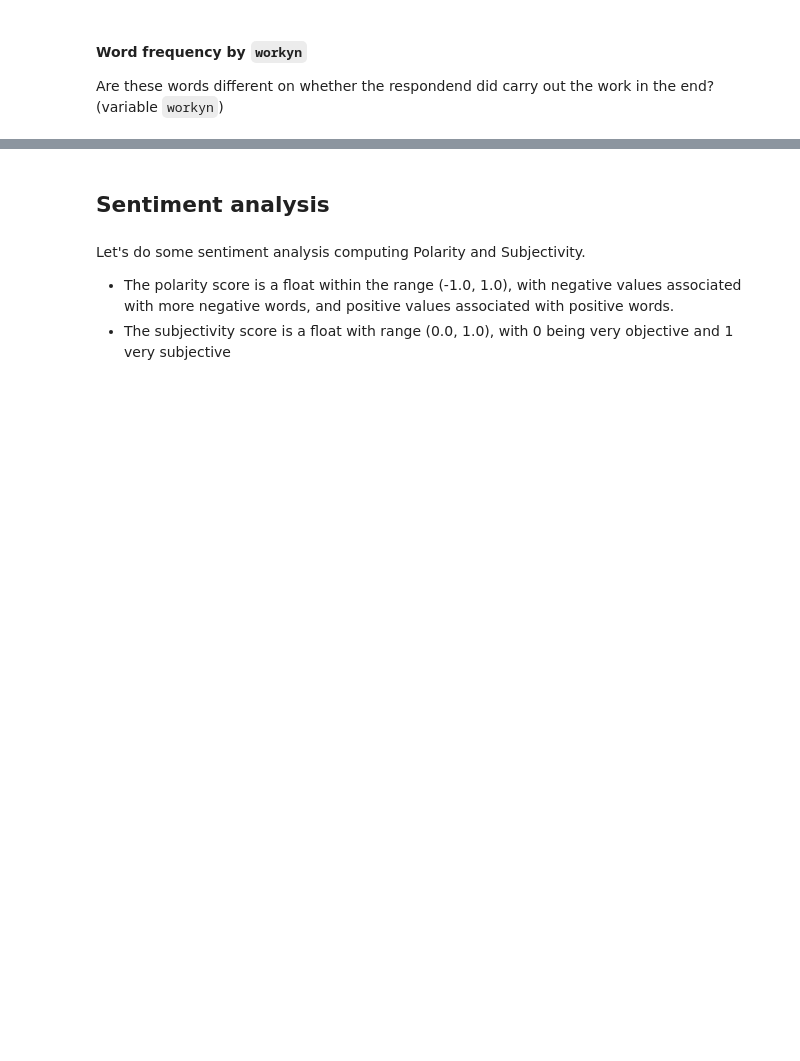
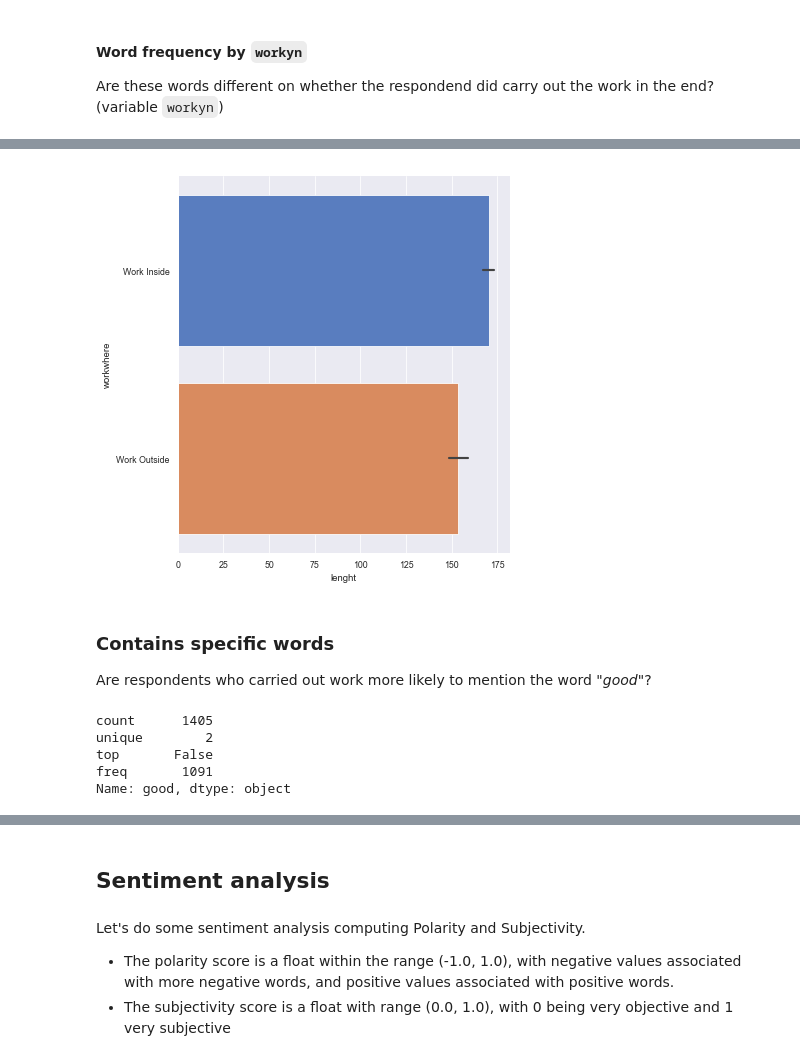
Before and after one commit to slombardini/my-repository, a Jupyter notebook: npl_jordan.ipynb, the cells around one changed output, grey strips where cells are left out. Drawn from its saved outputs; the diff is of its cells as text; code cells hidden in the pictures; blank space fills up the shorter version.

```diff
--- a/npl_jordan.ipynb
+++ b/npl_jordan.ipynb
@@ -163,2 +199,3 @@ For No the most frequent words is [('work', 346), ('job', 123), ('experience', 9
 # %%
-df['word_count'] = df.openquestion.apply(len)
+df['lenght'] = df.openquestion2.apply(len)
+df.lenght.describe()
@@ -164,0 +212,16 @@ df['word_count'] = df.openquestion.apply(len)
+# %%
+g = sns.catplot(x="lenght", y="workwhere", data=df, height=6, kind="bar", palette="muted")
+# %% [output]
+[figure, added]
+# %% [markdown]
+### Contains specific words
+Are respondents who carried out work more likely to mention the word _"good"_?
+# %%
+df['good'] = df['openquestion2'].str.contains("good")
+df.good.describe()
+# %% [output]
+count      1405
+unique        2
+top       False
+freq       1091
+Name: good, dtype: object
```
Also changed, not shown: parts of 32 cells of this notebook.
